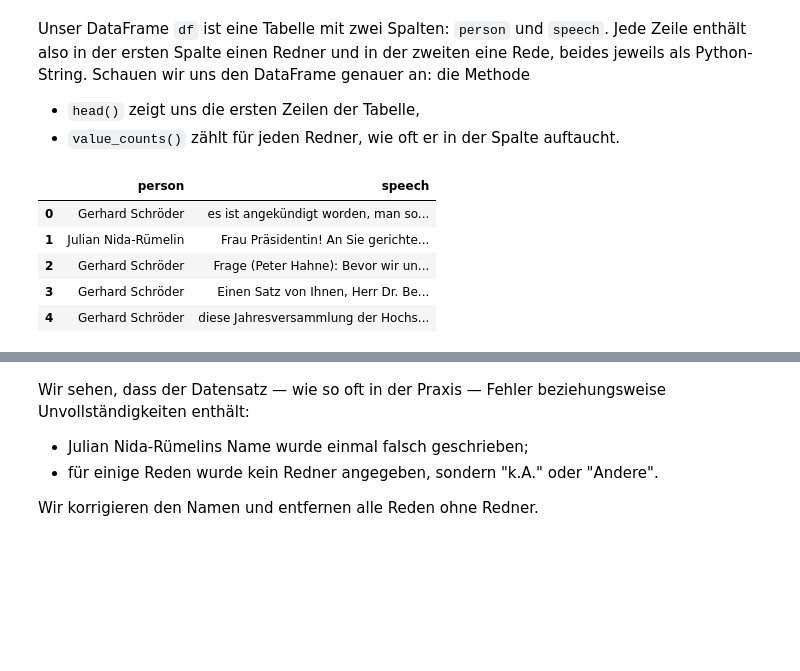
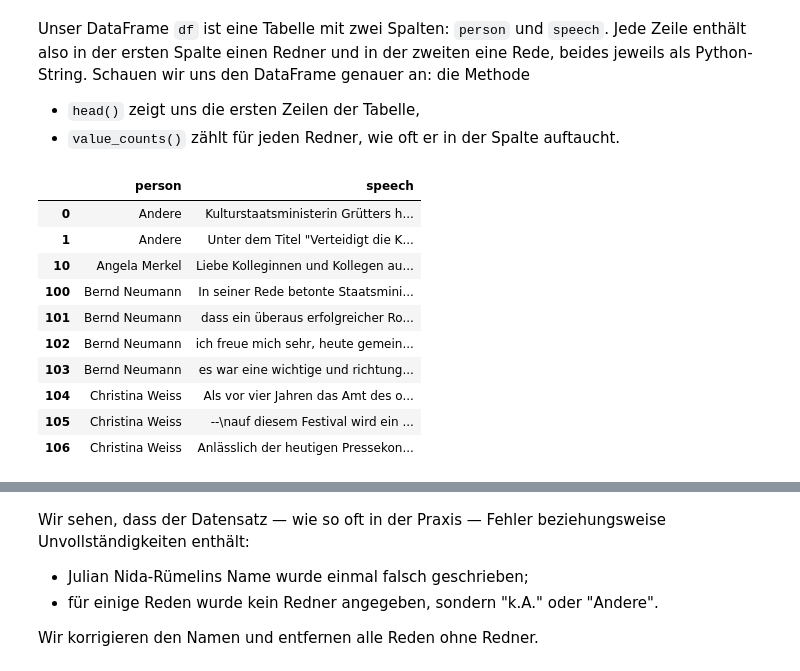
Before and after one commit to codecentric/codecentric.AI-bootcamp, a Jupyter notebook: notebooks/nlp_basics/nlp_basics.ipynb, the cells around one changed output, grey strips where cells are left out. Cells and saved outputs as stored; diff of their text form; code cells hidden in the pictures; blank space fills up the shorter version.

```diff
--- a/notebooks/nlp_basics/nlp_basics.ipynb
+++ b/notebooks/nlp_basics/nlp_basics.ipynb
@@ -81,20 +77,25 @@ def load_data(reduced=True):
             return pd.DataFrame({'person' : persons, 'speech' : speeches})
 
 
-df = load_data(reduced=False)
+df = load_data(reduced=True)
 # %% [markdown]
 Unser DataFrame `df` ist eine Tabelle mit zwei Spalten: `person` und `speech`. Jede Zeile enthält also in der ersten Spalte einen Redner und in der zweiten eine Rede, beides jeweils als Python-String. Schauen wir uns den DataFrame genauer an: die Methode
 - `head()` zeigt uns die ersten Zeilen der Tabelle,
 - `value_counts()` zählt für jeden Redner, wie oft er in der Spalte auftaucht.
 # %%
-df.head()
+df.head(10)
 # %% [output]
 |  | person | speech |
-| 0 | Gerhard Schröder | es ist angekündigt worden, man so... |
-| 1 | Julian Nida-Rümelin | Frau Präsidentin! An Sie gerichte... |
-| 2 | Gerhard Schröder | Frage (Peter Hahne): Bevor wir un... |
-| 3 | Gerhard Schröder | Einen Satz von Ihnen, Herr Dr. Be... |
-| 4 | Gerhard Schröder | diese Jahresversammlung der Hochs... |
+| 0 | Andere | Kulturstaatsministerin Grütters h... |
+| 1 | Andere | Unter dem Titel "Verteidigt die K... |
+| 10 | Angela Merkel | Liebe Kolleginnen und Kollegen au... |
+| 100 | Bernd Neumann | In seiner Rede betonte Staatsmini... |
+| 101 | Bernd Neumann | dass ein überaus erfolgreicher Ro... |
+| 102 | Bernd Neumann | ich freue mich sehr, heute gemein... |
+| 103 | Bernd Neumann | es war eine wichtige und richtung... |
+| 104 | Christina Weiss | Als vor vier Jahren das Amt des o... |
+| 105 | Christina Weiss | --\nauf diesem Festival wird ein ... |
+| 106 | Christina Weiss | Anlässlich der heutigen Pressekon... |
 # %%
 df.person.value_counts()
 # %% [output]
```
Also changed, not shown: parts of 31 cells of this notebook.
